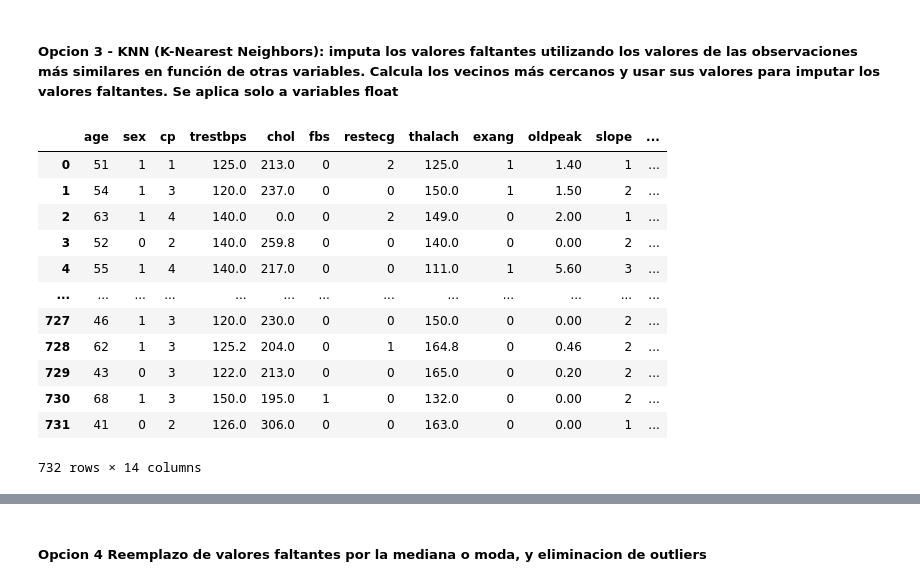
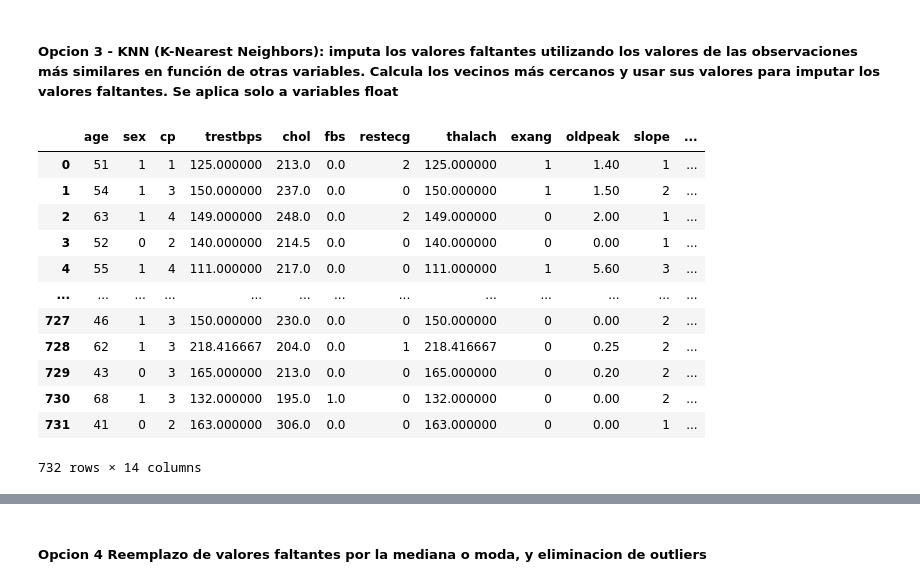
Before and after one commit to cmarty02/DATACADABRA_DataProject_3, a Jupyter notebook: data_raw/Data_Project_3_Cris.ipynb, the cells around one changed output, grey strips where cells are left out. Cells and saved outputs as stored; diff of their text form; code cells hidden in the pictures.

```diff
--- a/data_raw/Data_Project_3_Cris.ipynb
+++ b/data_raw/Data_Project_3_Cris.ipynb
@@ -672,7 +672,7 @@ train_copy_b['slope']
 Name: slope, Length: 732, dtype: int64
 # %%
 # Step 1: Calculate the mode 'ca' for each age
-mode_ca_by_age = train_copy_b.groupby('age')['ca'].apply(lambda x: x.mode().iloc[0] if not x.mode().empty else None)
+mode_ca_by_age = train_copy_b.groupby('age')['ca'].max()
 
 # Step 2: Fill in the missing values in the 'ca' column with the corresponding mode value based on age
 def fill_missing_ca(row):
@@ -758,36 +758,36 @@ dtype: int64
 ##### **Opcion 3** - KNN (K-Nearest Neighbors): imputa los valores faltantes utilizando los valores de las observaciones más similares en función de otras variables. Calcula los vecinos más cercanos y usar sus valores para imputar los valores faltantes. Se aplica solo a variables float
 # %%
 
-train_copy_knn =  train.copy()
+train_copy_knn =  train_copy_b.copy()
 
 # Imputar valores faltantes para variables float
 numeric_imputer = KNNImputer()
 numeric_imputed_data = numeric_imputer.fit_transform(train_copy_knn[float_cols])
 numeric_imputed_df = pd.DataFrame(numeric_imputed_data, columns=float_cols)
 
 # Imputar valores faltantes con la moda para variables int
 categorical_imputed_df = train_copy_knn[int_cols].fillna(train_copy_knn.mode().iloc[0])
 
 # Combinar las variables float y int imputadas
 train_copy_knn = pd.concat([numeric_imputed_df, categorical_imputed_df], axis=1)
 
 # Verificar si hay valores faltantes después de la imputacion
 # Check for missing values
 train_copy_knn = train_copy_knn[train.columns]
 train_copy_knn
 # %% [output]
 |  | age | sex | cp | trestbps | chol | fbs | restecg | thalach | exang | oldpeak | slope | ... |
-| 0 | 51 | 1 | 1 | 125.0 | 213.0 | 0 | 2 | 125.0 | 1 | 1.40 | 1 | ... |
-| 1 | 54 | 1 | 3 | 120.0 | 237.0 | 0 | 0 | 150.0 | 1 | 1.50 | 2 | ... |
-| 2 | 63 | 1 | 4 | 140.0 | 0.0 | 0 | 2 | 149.0 | 0 | 2.00 | 1 | ... |
-| 3 | 52 | 0 | 2 | 140.0 | 259.8 | 0 | 0 | 140.0 | 0 | 0.00 | 2 | ... |
-| 4 | 55 | 1 | 4 | 140.0 | 217.0 | 0 | 0 | 111.0 | 1 | 5.60 | 3 | ... |
+| 0 | 51 | 1 | 1 | 125.000000 | 213.0 | 0.0 | 2 | 125.000000 | 1 | 1.40 | 1 | ... |
+| 1 | 54 | 1 | 3 | 150.000000 | 237.0 | 0.0 | 0 | 150.000000 | 1 | 1.50 | 2 | ... |
+| 2 | 63 | 1 | 4 | 149.000000 | 248.0 | 0.0 | 2 | 149.000000 | 0 | 2.00 | 1 | ... |
+| 3 | 52 | 0 | 2 | 140.000000 | 214.5 | 0.0 | 0 | 140.000000 | 0 | 0.00 | 1 | ... |
+| 4 | 55 | 1 | 4 | 111.000000 | 217.0 | 0.0 | 0 | 111.000000 | 1 | 5.60 | 3 | ... |
 | ... | ... | ... | ... | ... | ... | ... | ... | ... | ... | ... | ... | ... |
-| 727 | 46 | 1 | 3 | 120.0 | 230.0 | 0 | 0 | 150.0 | 0 | 0.00 | 2 | ... |
-| 728 | 62 | 1 | 3 | 125.2 | 204.0 | 0 | 1 | 164.8 | 0 | 0.46 | 2 | ... |
-| 729 | 43 | 0 | 3 | 122.0 | 213.0 | 0 | 0 | 165.0 | 0 | 0.20 | 2 | ... |
-| 730 | 68 | 1 | 3 | 150.0 | 195.0 | 1 | 0 | 132.0 | 0 | 0.00 | 2 | ... |
-| 731 | 41 | 0 | 2 | 126.0 | 306.0 | 0 | 0 | 163.0 | 0 | 0.00 | 1 | ... |
+| 727 | 46 | 1 | 3 | 150.000000 | 230.0 | 0.0 | 0 | 150.000000 | 0 | 0.00 | 2 | ... |
+| 728 | 62 | 1 | 3 | 218.416667 | 204.0 | 0.0 | 1 | 218.416667 | 0 | 0.25 | 2 | ... |
+| 729 | 43 | 0 | 3 | 165.000000 | 213.0 | 0.0 | 0 | 165.000000 | 0 | 0.20 | 2 | ... |
+| 730 | 68 | 1 | 3 | 132.000000 | 195.0 | 1.0 | 0 | 132.000000 | 0 | 0.00 | 2 | ... |
+| 731 | 41 | 0 | 2 | 163.000000 | 306.0 | 0.0 | 0 | 163.000000 | 0 | 0.00 | 1 | ... |
 732 rows × 14 columns
 # %%
 # Check if there are any missing values left
```
Also changed, not shown: parts of 20 cells of this notebook, 2 other files.
